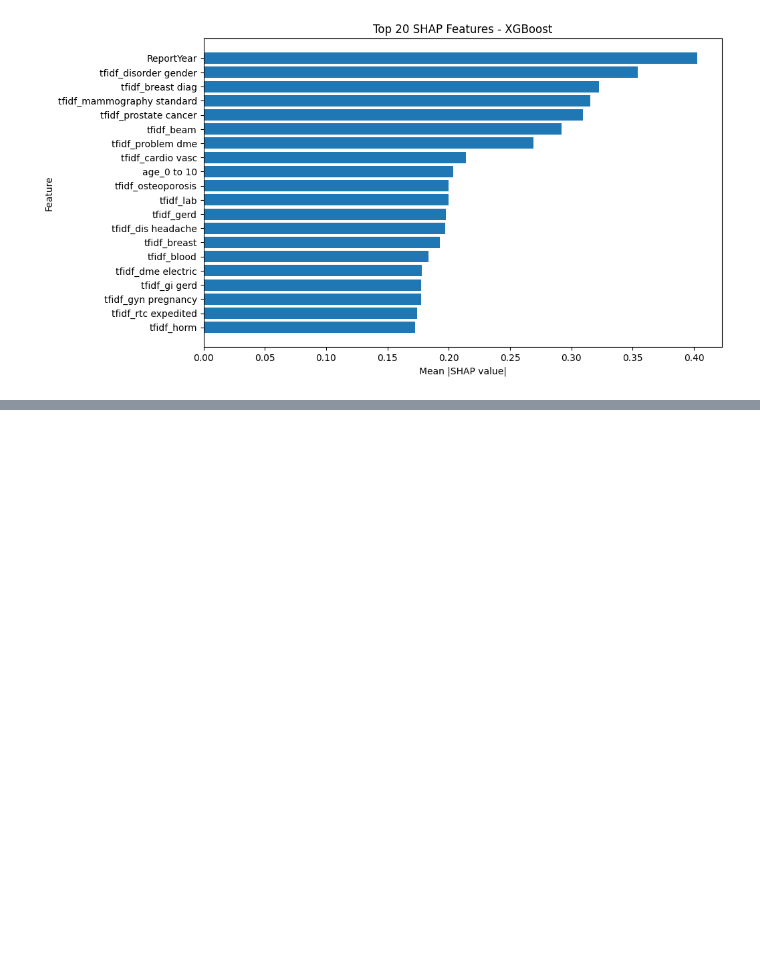
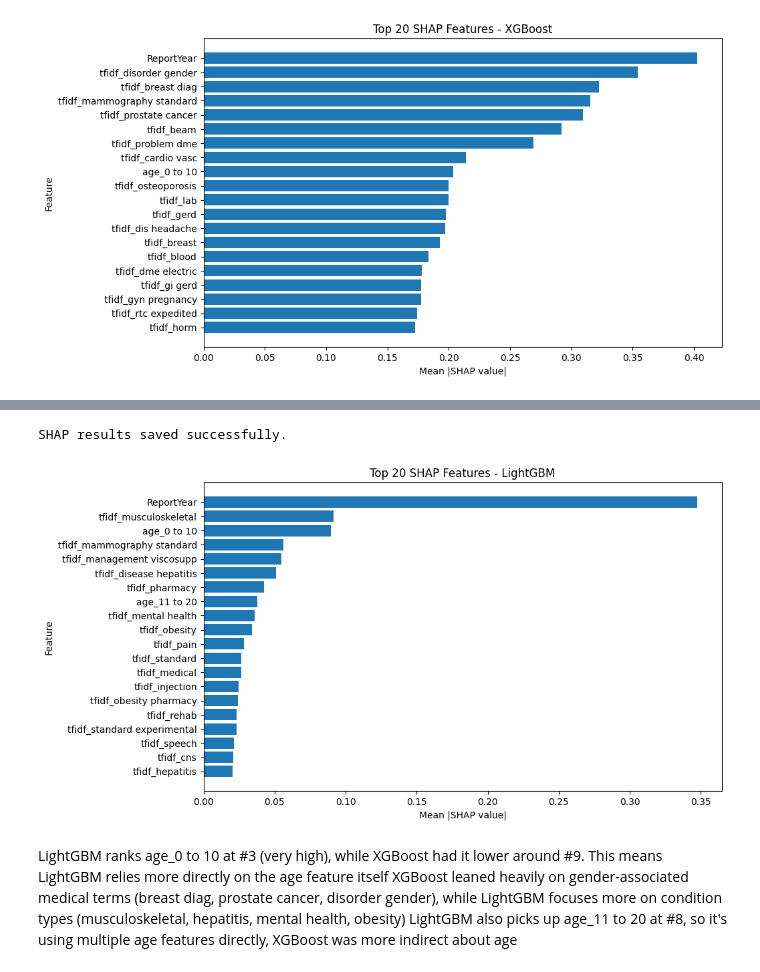
Before and after one commit to AnoshaRehan/insurance-bias-analysis, a Jupyter notebook: notebooks/bias_analysis.ipynb, the cells around one changed output, grey strips where cells are left out. Drawn from its saved outputs; the diff is of its cells as text; code cells hidden in the pictures; blank space fills up the shorter version.

```diff
--- a/notebooks/bias_analysis.ipynb
+++ b/notebooks/bias_analysis.ipynb
@@ -1111,0 +1147,3 @@ plt.show()
+# %%
+shap_df = pd.DataFrame(model_shap["global_importance"])
+shap_df.head(20)
@@ -1111,0 +1188,20 @@ plt.show()
+# %%
+with open(os.path.join(OUTPUT_DIR, f"shap_results_{model_name.lower().replace(' ', '_')}.json"), "w") as f:
+    json.dump(model_shap, f, indent=4)
+print("SHAP results saved successfully.")
+# %% [output]
+SHAP results saved successfully.
+# %%
+plot_df = shap_df.head(20).sort_values("importance", ascending=True)
+plt.figure(figsize=(10, 6))
+plt.barh(plot_df["feature"], plot_df["importance"])
+plt.xlabel("Mean |SHAP value|")
+plt.ylabel("Feature")
+plt.title(f"Top 20 SHAP Features - {model_name}")
+plt.show()
+# %% [output]
+[figure, added]
+# %% [markdown]
+LightGBM ranks age_0 to 10 at #3 (very high), while XGBoost had it lower around #9. This means LightGBM relies more directly on the age feature itself
+XGBoost leaned heavily on gender-associated medical terms (breast diag, prostate cancer, disorder gender), while LightGBM focuses more on condition types (musculoskeletal, hepatitis, mental health, obesity)
+LightGBM also picks up age_11 to 20 at #8, so it's using multiple age features directly, XGBoost was more indirect about age
```
Also changed, not shown: parts of 5 cells of this notebook.
